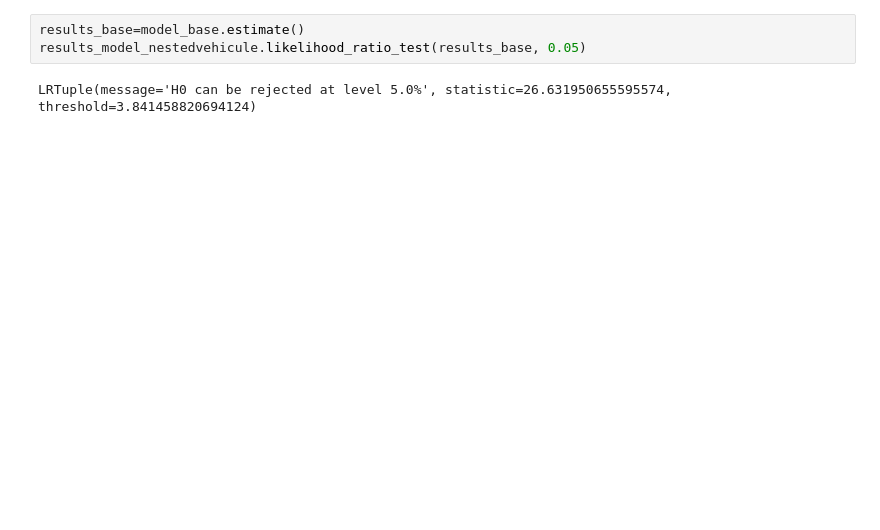
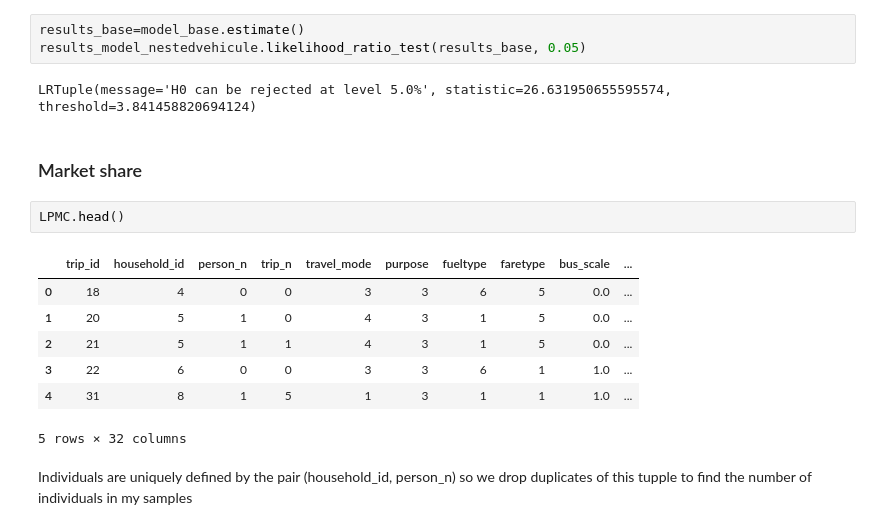
Before and after one commit to DunodMax/MMOB, a Jupyter notebook: main.ipynb, the cells around one changed output. Saved outputs shown, nothing was run; the diff lists cells and outputs as text; blank space fills up the shorter version.

Commit message:
question_1 of market share

```diff
--- a/main.ipynb
+++ b/main.ipynb
@@ -640,3 +640,17 @@ results_base=model_base.estimate()
 results_model_nestedvehicule.likelihood_ratio_test(results_base, 0.05)
 # %% [output]
 LRTuple(message='H0 can be rejected at level 5.0%', statistic=26.631950655595574, threshold=3.841458820694124)
+# %% [markdown]
+### Market share
+# %%
+LPMC.head()
+# %% [output]
+|  | trip_id | household_id | person_n | trip_n | travel_mode | purpose | fueltype | faretype | bus_scale | ... |
+| 0 | 18 | 4 | 0 | 0 | 3 | 3 | 6 | 5 | 0.0 | ... |
+| 1 | 20 | 5 | 1 | 0 | 4 | 3 | 1 | 5 | 0.0 | ... |
+| 2 | 21 | 5 | 1 | 1 | 4 | 3 | 1 | 5 | 0.0 | ... |
+| 3 | 22 | 6 | 0 | 0 | 3 | 3 | 6 | 1 | 1.0 | ... |
+| 4 | 31 | 8 | 1 | 5 | 1 | 3 | 1 | 1 | 1.0 | ... |
+5 rows × 32 columns
+# %% [markdown]
+Individuals are uniquely defined by the pair (household_id, person_n) so we drop duplicates of this tupple to find the number of individuals in my samples
```
Also changed, not shown: parts of 8 cells of this notebook.
